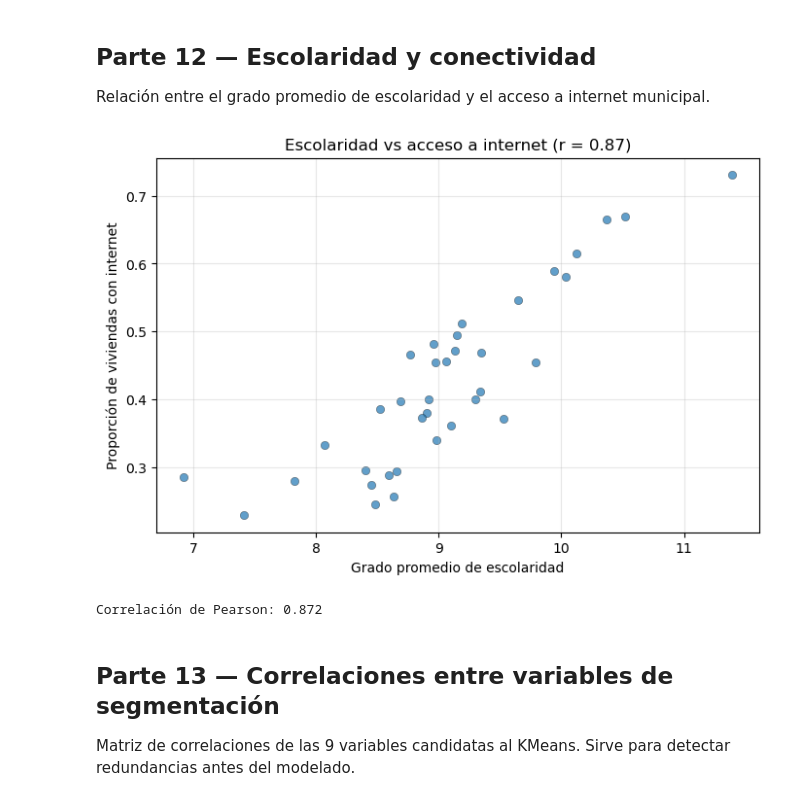
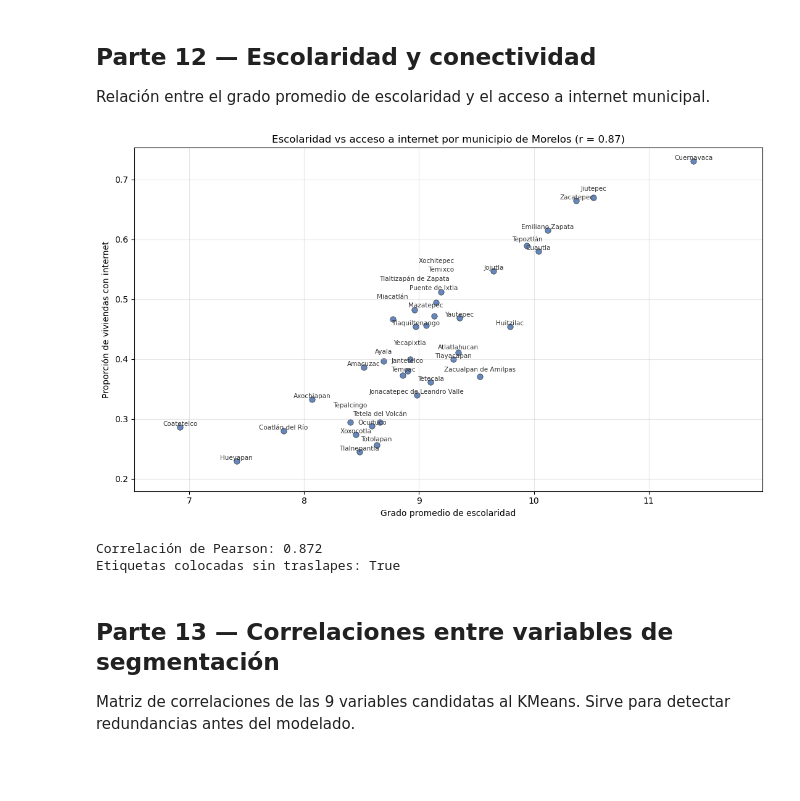
Before and after one commit to Elias-Manuel-Marquez-Bailon/proyecto-articulo-datos-publicos, a Jupyter notebook: notebook/analisis_datos_publicos.ipynb, the cells around one changed output. Saved outputs shown, nothing was run; the diff lists cells and outputs as text; code cells hidden in the pictures; blank space fills up the shorter version.

```diff
--- a/notebook/analisis_datos_publicos.ipynb
+++ b/notebook/analisis_datos_publicos.ipynb
@@ -286,20 +286,66 @@ Tlaltizapán de Zapata 0.482444
 ## Parte 12 — Escolaridad y conectividad
 
 Relación entre el grado promedio de escolaridad y el acceso a internet municipal.
-# %%
-r = df["GRAPROES"].corr(df["p_inter"])
-fig, ax = plt.subplots(figsize=(8, 5))
-ax.scatter(df["GRAPROES"], df["p_inter"], alpha=0.7, edgecolor="black", linewidth=0.3)
-ax.set_xlabel("Grado promedio de escolaridad")
-ax.set_ylabel("Proporción de viviendas con internet")
-ax.set_title(f"Escolaridad vs acceso a internet (r = {r:.2f})")
-ax.grid(alpha=0.3)
-fig.savefig(IMG / "grafica_4.png", dpi=150, bbox_inches="tight")
-plt.show()
-print("Correlación de Pearson:", round(r, 3))
-# %% [output]
-[figure, removed]
-Correlación de Pearson: 0.872
+# %%
+r = df["GRAPROES"].corr(df["p_inter"])
+
+fig, ax = plt.subplots(figsize=(11, 6.5))
+ax.scatter(df["GRAPROES"], df["p_inter"], s=46, color="#4C72B0", alpha=0.85,
+           edgecolor="black", linewidth=0.4)
+
+etiquetas = [ax.text(x, y, nom, fontsize=7.5, ha="center", va="bottom", color="#333333")
+             for nom, x, y in zip(df["NOM_MUN"], df["GRAPROES"], df["p_inter"])]
+
+ax.set_xlim(df["GRAPROES"].min() - 0.4, df["GRAPROES"].max() + 0.6)
+ax.set_ylim(df["p_inter"].min() - 0.05, df["p_inter"].max() + 0.07)
+ax.set_xlabel("Grado promedio de escolaridad")
+ax.set_ylabel("Proporción de viviendas con internet")
+ax.set_title(f"Escolaridad vs acceso a internet por municipio de Morelos (r = {r:.2f})")
+ax.grid(alpha=0.3)
+
+fig.canvas.draw()
+rend = fig.canvas.get_renderer()
+inv = ax.transData.inverted()
+
+
+def _paso_datos(delta_px):
+    _, y0 = inv.transform((0, 0))
+    _, y1 = inv.transform((0, delta_px))
+    return y1 - y0
+
+
+y_min_actual, _ = ax.get_ylim()
+for _ in range(300):
+    cajas = [t.get_window_extent(renderer=rend) for t in etiquetas]
+    choques = []
+    for i in range(len(etiquetas)):
+        for j in range(i + 1, len(etiquetas)):
+            dxs = min(cajas[i].x1, cajas[j].x1) - max(cajas[i].x0, cajas[j].x0)
+            dys = min(cajas[i].y1, cajas[j].y1) - max(cajas[i].y0, cajas[j].y0)
+            if dxs > 0 and dys > 0:
+                choques.append((i, j, dys))
+    if not choques:
+        break
+    for i, j, dys in choques:
+        ci = (cajas[i].y0 + cajas[i].y1) / 2
+        cj = (cajas[j].y0 + cajas[j].y1) / 2
+        sube = j if cj >= ci else i
+        px, py = etiquetas[sube].get_position()
+        etiquetas[sube].set_position((px, py + _paso_datos(dys + 2.0)))
+
+cajas_finales = [t.get_window_extent(renderer=rend) for t in etiquetas]
+tope_datos = max(inv.transform((0, b.y1))[1] for b in cajas_finales)
+ax.set_ylim(y_min_actual, tope_datos + _paso_datos(8))
+
+fig.tight_layout()
+fig.savefig(IMG / "grafica_4.png", dpi=150, bbox_inches="tight")
+plt.show()
+print("Correlación de Pearson:", round(r, 3))
+print("Etiquetas colocadas sin traslapes:", len(choques) == 0)
+# %% [output]
+[figure, added]
+Correlación de Pearson: 0.872
+Etiquetas colocadas sin traslapes: True
 # %% [markdown]
 ## Parte 13 — Correlaciones entre variables de segmentación
 
```
Also changed, not shown: parts of 4 cells of this notebook, 7 other files.
